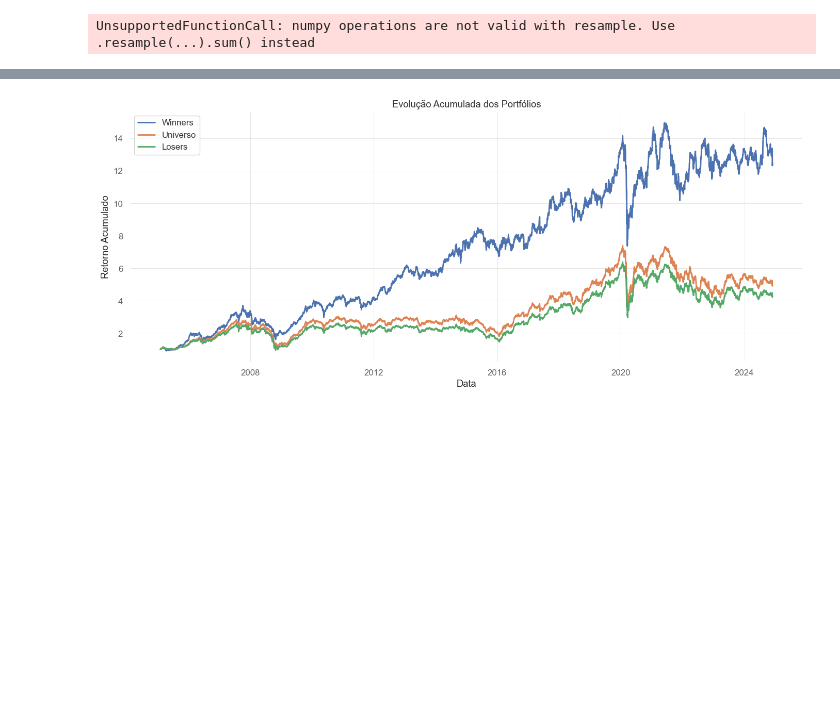
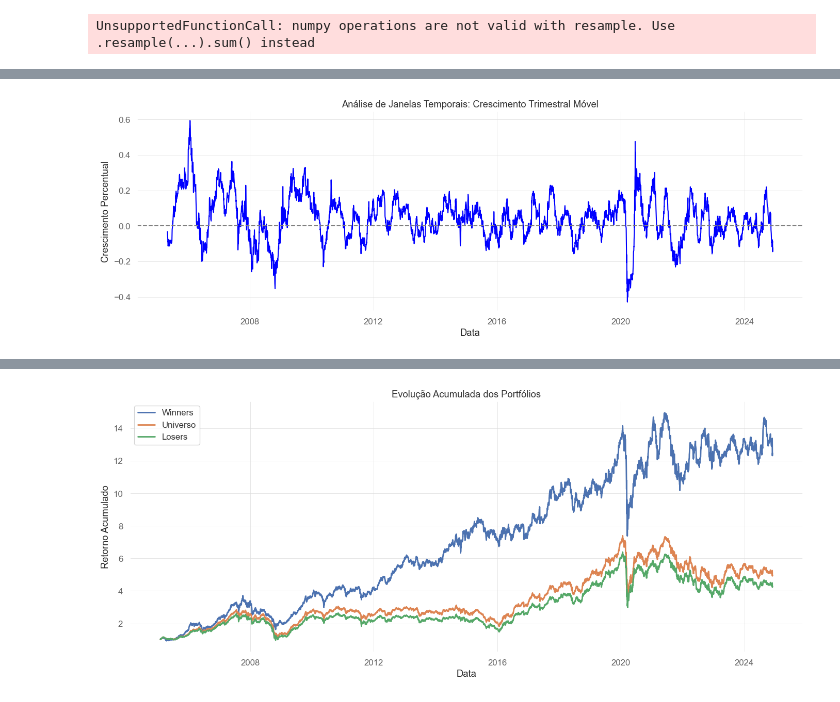
Before and after one commit to fefebiru/IQF-Grupo2, a Jupyter notebook: teste1_copy.ipynb, the cells around one changed output, grey strips where cells are left out. Drawn from its saved outputs; the diff is of its cells as text; code cells hidden in the pictures; blank space fills up the shorter version.

```diff
--- a/teste1_copy.ipynb
+++ b/teste1_copy.ipynb
@@ -371,0 +446,19 @@ UnsupportedFunctionCall: numpy operations are not valid with resample. Use .resa
+# %%
+# 2. Crescimento Trimestral Móvel (Rolling 63 dias úteis)
+
+rolling_window = 63  # aproximadamente 3 meses
+
+# Calcular crescimento percentual em janelas de 3 meses (móvel)
+growth_3m = returns['Winners'].pct_change(periods=rolling_window)
+
+plt.figure(figsize=(14, 5))
+plt.plot(growth_3m.index, growth_3m, label='Crescimento Trimestral Móvel - Winners', color='blue')
+plt.axhline(0, linestyle='--', color='gray')
+plt.title("Análise de Janelas Temporais: Crescimento Trimestral Móvel")
+plt.ylabel("Crescimento Percentual")
+plt.xlabel("Data")
+plt.grid(True)
+plt.tight_layout()
+plt.show()
+# %% [output]
+[figure, added]
```
Also changed, not shown: parts of 8 cells of this notebook, 1 other file.
